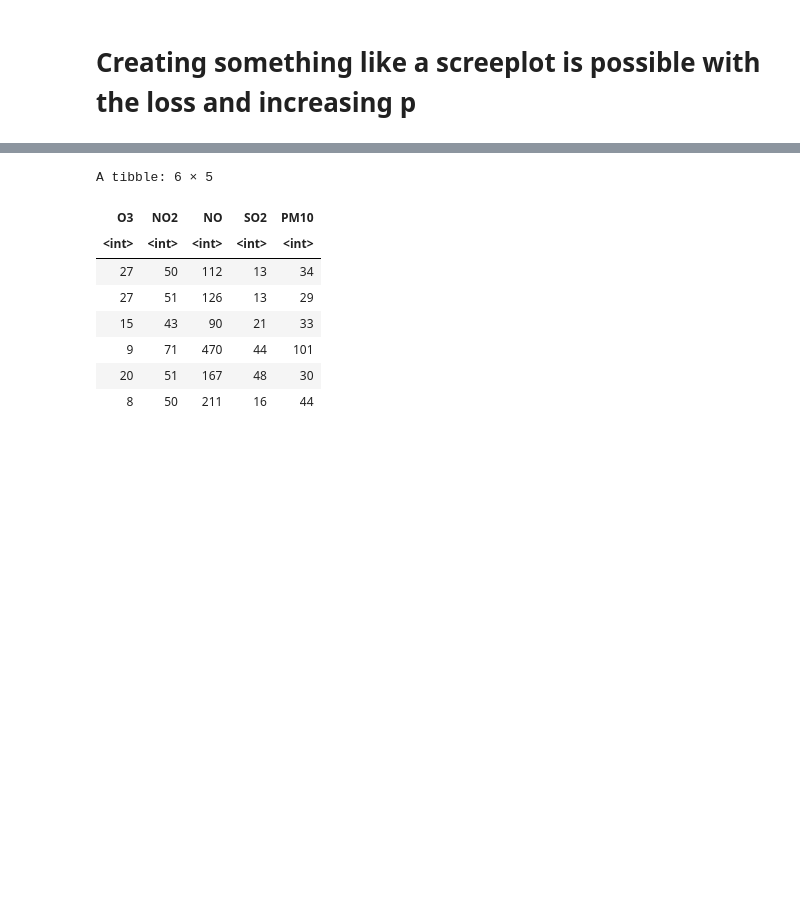
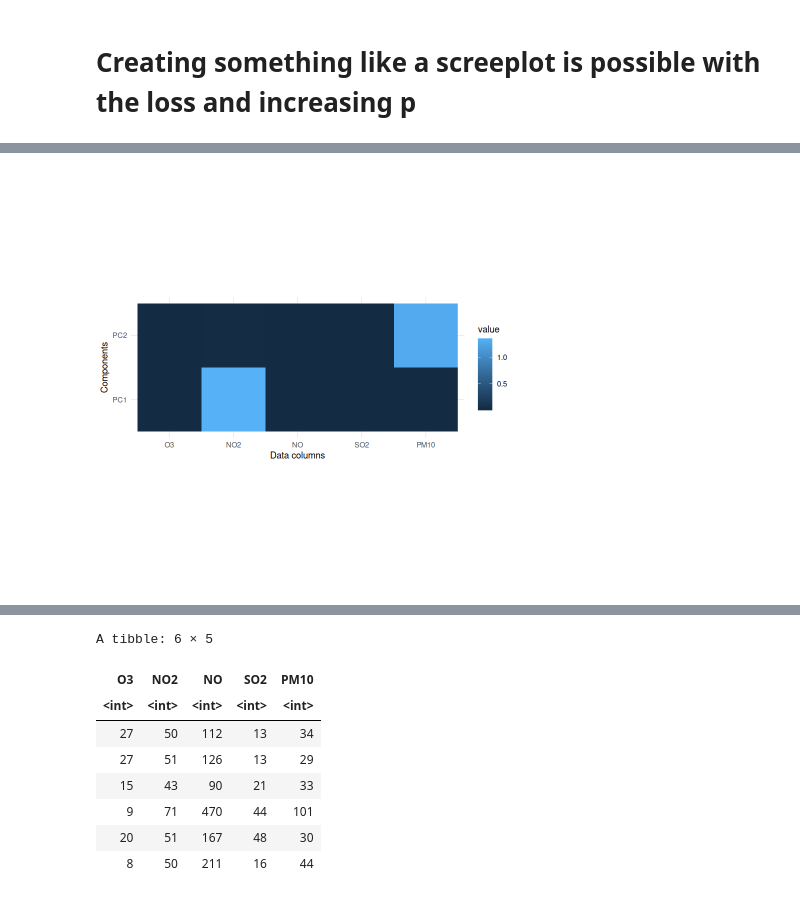
Before and after one commit to FelixRb96/maxstablePCA_examples, a Jupyter notebook: airpollution/airpollution.ipynb, the cells around one changed output, grey strips where cells are left out. Drawn from its saved outputs; the diff is of its cells as text; code cells hidden in the pictures; blank space fills up the shorter version.

```diff
--- a/airpollution/airpollution.ipynb
+++ b/airpollution/airpollution.ipynb
@@ -212,0 +248,9 @@ theme_minimal()
+# %%
+ggplot(melt(t(enc2)), aes(Var1,Var2, fill=value)) +
+geom_raster() +
+xlab("Data columns") +
+ylab("Components") +
+coord_fixed() +
+theme_minimal()
+# %% [output]
+[figure, added]
```
Also changed, not shown: parts of 30 cells of this notebook.
